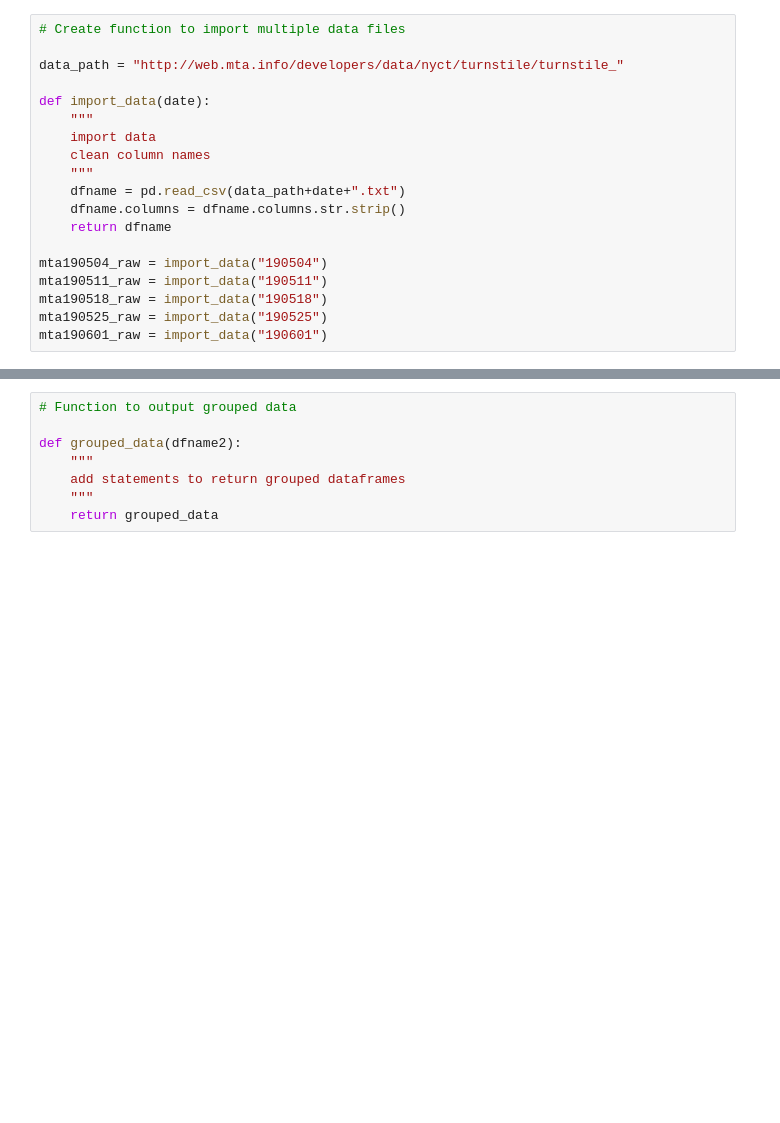
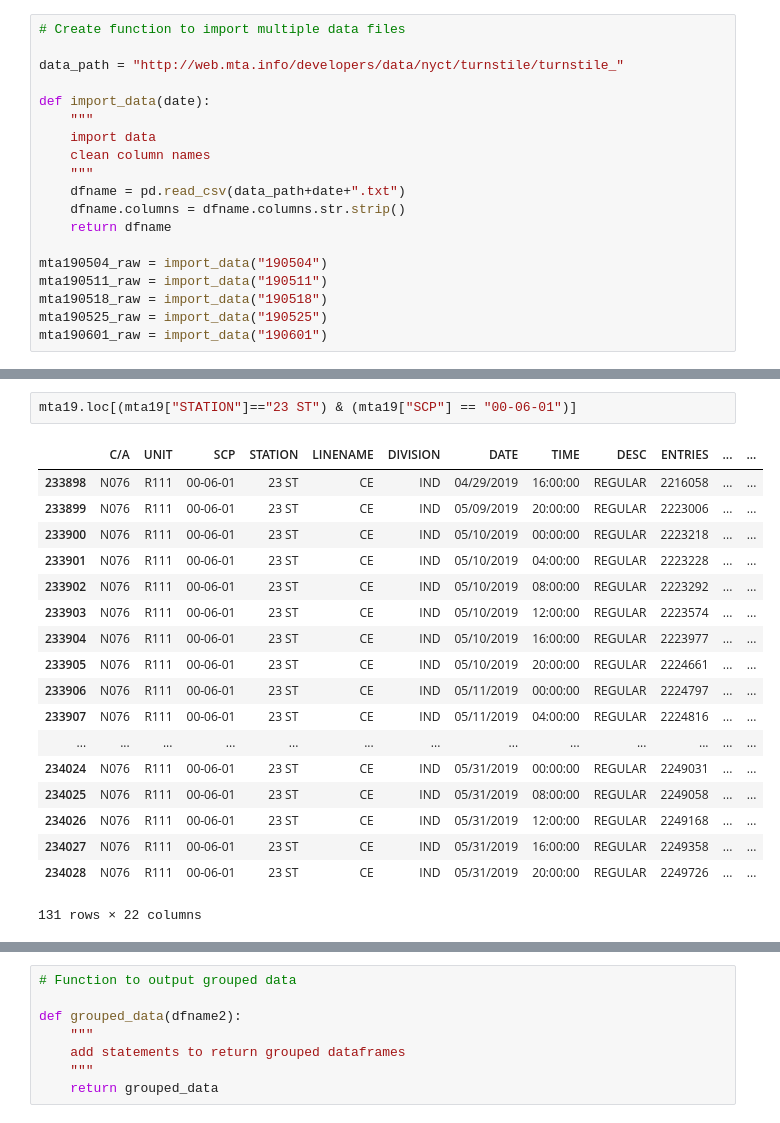
Before and after one commit to shreyak9/metis-project-1, a Jupyter notebook: project 1 functions.ipynb, the cells around one changed output, grey strips where cells are left out. Saved outputs shown, nothing was run; the diff lists cells and outputs as text; blank space fills up the shorter version.

```diff
--- a/project 1 functions.ipynb
+++ b/project 1 functions.ipynb
@@ -47,0 +192,21 @@ data_clean(mta19_raw, mta19)
+# %%
+mta19.loc[(mta19["STATION"]=="23 ST") & (mta19["SCP"] == "00-06-01")]
+# %% [output]
+|  | C/A | UNIT | SCP | STATION | LINENAME | DIVISION | DATE | TIME | DESC | ENTRIES | ... | ... |
+| 233898 | N076 | R111 | 00-06-01 | 23 ST | CE | IND | 04/29/2019 | 16:00:00 | REGULAR | 2216058 | ... | ... |
+| 233899 | N076 | R111 | 00-06-01 | 23 ST | CE | IND | 05/09/2019 | 20:00:00 | REGULAR | 2223006 | ... | ... |
+| 233900 | N076 | R111 | 00-06-01 | 23 ST | CE | IND | 05/10/2019 | 00:00:00 | REGULAR | 2223218 | ... | ... |
+| 233901 | N076 | R111 | 00-06-01 | 23 ST | CE | IND | 05/10/2019 | 04:00:00 | REGULAR | 2223228 | ... | ... |
+| 233902 | N076 | R111 | 00-06-01 | 23 ST | CE | IND | 05/10/2019 | 08:00:00 | REGULAR | 2223292 | ... | ... |
+| 233903 | N076 | R111 | 00-06-01 | 23 ST | CE | IND | 05/10/2019 | 12:00:00 | REGULAR | 2223574 | ... | ... |
+| 233904 | N076 | R111 | 00-06-01 | 23 ST | CE | IND | 05/10/2019 | 16:00:00 | REGULAR | 2223977 | ... | ... |
+| 233905 | N076 | R111 | 00-06-01 | 23 ST | CE | IND | 05/10/2019 | 20:00:00 | REGULAR | 2224661 | ... | ... |
+| 233906 | N076 | R111 | 00-06-01 | 23 ST | CE | IND | 05/11/2019 | 00:00:00 | REGULAR | 2224797 | ... | ... |
+| 233907 | N076 | R111 | 00-06-01 | 23 ST | CE | IND | 05/11/2019 | 04:00:00 | REGULAR | 2224816 | ... | ... |
+| ... | ... | ... | ... | ... | ... | ... | ... | ... | ... | ... | ... | ... |
+| 234024 | N076 | R111 | 00-06-01 | 23 ST | CE | IND | 05/31/2019 | 00:00:00 | REGULAR | 2249031 | ... | ... |
+| 234025 | N076 | R111 | 00-06-01 | 23 ST | CE | IND | 05/31/2019 | 08:00:00 | REGULAR | 2249058 | ... | ... |
+| 234026 | N076 | R111 | 00-06-01 | 23 ST | CE | IND | 05/31/2019 | 12:00:00 | REGULAR | 2249168 | ... | ... |
+| 234027 | N076 | R111 | 00-06-01 | 23 ST | CE | IND | 05/31/2019 | 16:00:00 | REGULAR | 2249358 | ... | ... |
+| 234028 | N076 | R111 | 00-06-01 | 23 ST | CE | IND | 05/31/2019 | 20:00:00 | REGULAR | 2249726 | ... | ... |
+131 rows × 22 columns
```
Also changed, not shown: parts of 17 cells of this notebook, 1 other file.
